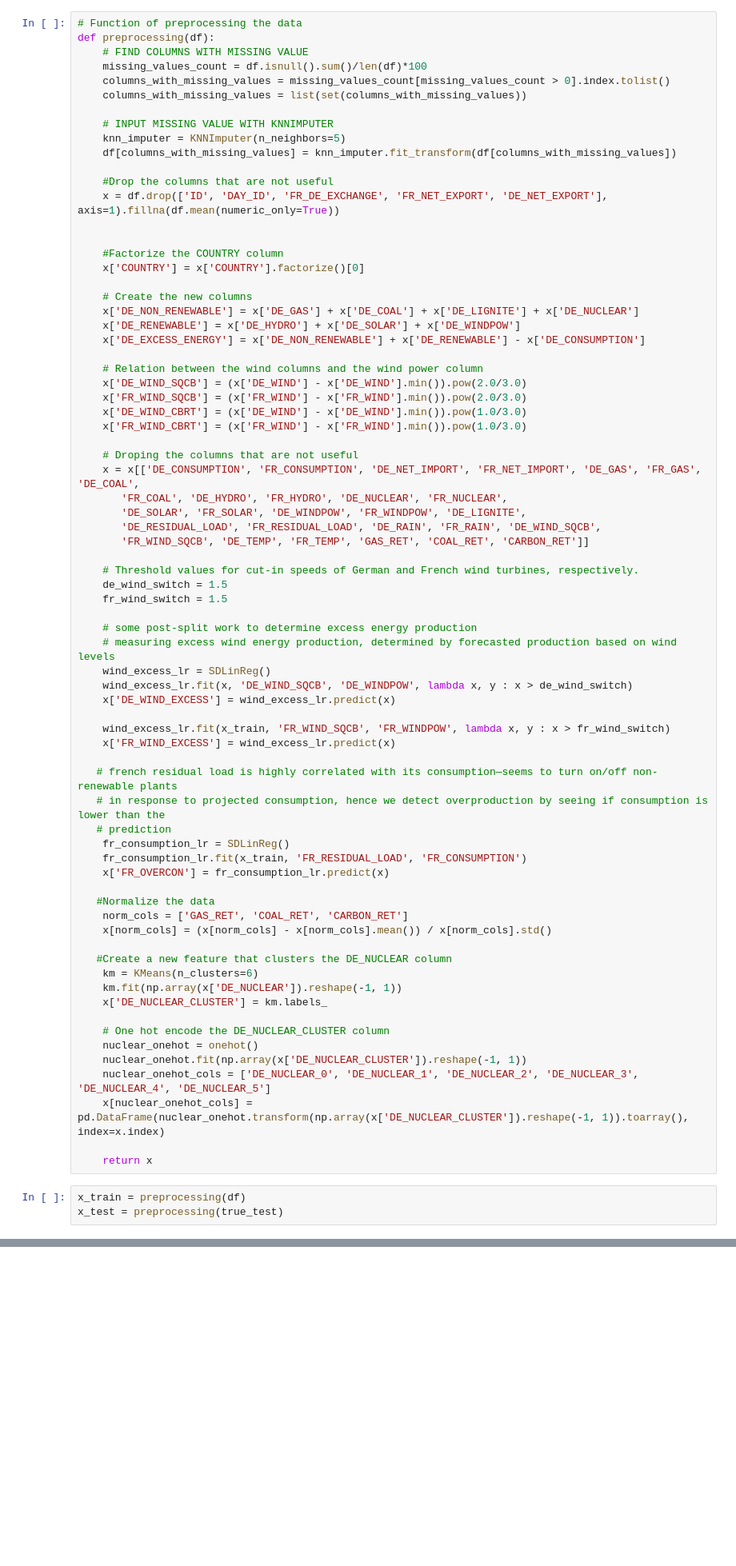
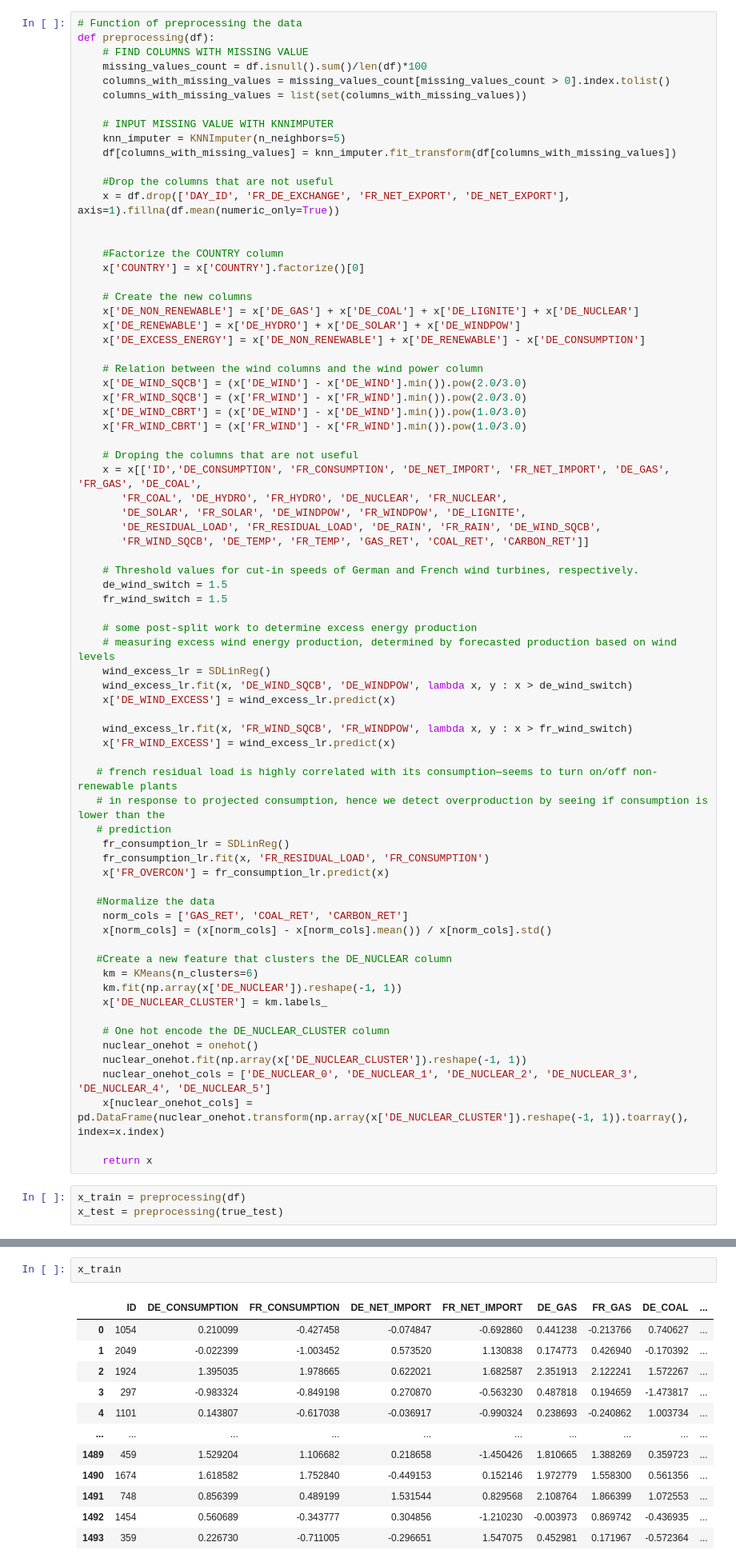
Before and after one commit to Behachee/Explain-Electricity-Price, a Jupyter notebook: data_cleaning_théo.ipynb, the cells around one changed output, grey strips where cells are left out. Shown at 80% size. Drawn from its saved outputs; the diff is of its cells as text; blank space fills up the shorter version.

```diff
--- a/data_cleaning_théo.ipynb
+++ b/data_cleaning_théo.ipynb
@@ -159,7 +159,7 @@ def preprocessing(df):
     df[columns_with_missing_values] = knn_imputer.fit_transform(df[columns_with_missing_values])
 
     #Drop the columns that are not useful
-    x = df.drop(['ID', 'DAY_ID', 'FR_DE_EXCHANGE', 'FR_NET_EXPORT', 'DE_NET_EXPORT'], axis=1).fillna(df.mean(numeric_only=True))
+    x = df.drop(['DAY_ID', 'FR_DE_EXCHANGE', 'FR_NET_EXPORT', 'DE_NET_EXPORT'], axis=1).fillna(df.mean(numeric_only=True))
 
 
     #Factorize the COUNTRY column
@@ -177,7 +177,7 @@ def preprocessing(df):
     x['FR_WIND_CBRT'] = (x['FR_WIND'] - x['FR_WIND'].min()).pow(1.0/3.0)
 
     # Droping the columns that are not useful
-    x = x[['DE_CONSUMPTION', 'FR_CONSUMPTION', 'DE_NET_IMPORT', 'FR_NET_IMPORT', 'DE_GAS', 'FR_GAS', 'DE_COAL',
+    x = x[['ID','DE_CONSUMPTION', 'FR_CONSUMPTION', 'DE_NET_IMPORT', 'FR_NET_IMPORT', 'DE_GAS', 'FR_GAS', 'DE_COAL',
        'FR_COAL', 'DE_HYDRO', 'FR_HYDRO', 'DE_NUCLEAR', 'FR_NUCLEAR',
        'DE_SOLAR', 'FR_SOLAR', 'DE_WINDPOW', 'FR_WINDPOW', 'DE_LIGNITE',
        'DE_RESIDUAL_LOAD', 'FR_RESIDUAL_LOAD', 'DE_RAIN', 'FR_RAIN', 'DE_WIND_SQCB',
@@ -193,14 +193,14 @@ def preprocessing(df):
     wind_excess_lr.fit(x, 'DE_WIND_SQCB', 'DE_WINDPOW', lambda x, y : x > de_wind_switch)
     x['DE_WIND_EXCESS'] = wind_excess_lr.predict(x)
 
-    wind_excess_lr.fit(x_train, 'FR_WIND_SQCB', 'FR_WINDPOW', lambda x, y : x > fr_wind_switch)
+    wind_excess_lr.fit(x, 'FR_WIND_SQCB', 'FR_WINDPOW', lambda x, y : x > fr_wind_switch)
     x['FR_WIND_EXCESS'] = wind_excess_lr.predict(x)
 
    # french residual load is highly correlated with its consumption—seems to turn on/off non-renewable plants
    # in response to projected consumption, hence we detect overproduction by seeing if consumption is lower than the
    # prediction
     fr_consumption_lr = SDLinReg()
-    fr_consumption_lr.fit(x_train, 'FR_RESIDUAL_LOAD', 'FR_CONSUMPTION')
+    fr_consumption_lr.fit(x, 'FR_RESIDUAL_LOAD', 'FR_CONSUMPTION')
     x['FR_OVERCON'] = fr_consumption_lr.predict(x)
 
    #Normalize the data
@@ -226,3 +226,18 @@ x_test = preprocessing(true_test)
 # Save dataset
 x_train.to_csv('data/final_dataset/x_train.csv', index=False)
 x_test.to_csv('data/final_dataset/x_test.csv', index=False)
+# %%
+x_train
+# %% [output]
+|  | ID | DE_CONSUMPTION | FR_CONSUMPTION | DE_NET_IMPORT | FR_NET_IMPORT | DE_GAS | FR_GAS | DE_COAL | ... |
+| 0 | 1054 | 0.210099 | -0.427458 | -0.074847 | -0.692860 | 0.441238 | -0.213766 | 0.740627 | ... |
+| 1 | 2049 | -0.022399 | -1.003452 | 0.573520 | 1.130838 | 0.174773 | 0.426940 | -0.170392 | ... |
+| 2 | 1924 | 1.395035 | 1.978665 | 0.622021 | 1.682587 | 2.351913 | 2.122241 | 1.572267 | ... |
+| 3 | 297 | -0.983324 | -0.849198 | 0.270870 | -0.563230 | 0.487818 | 0.194659 | -1.473817 | ... |
+| 4 | 1101 | 0.143807 | -0.617038 | -0.036917 | -0.990324 | 0.238693 | -0.240862 | 1.003734 | ... |
+| ... | ... | ... | ... | ... | ... | ... | ... | ... | ... |
+| 1489 | 459 | 1.529204 | 1.106682 | 0.218658 | -1.450426 | 1.810665 | 1.388269 | 0.359723 | ... |
+| 1490 | 1674 | 1.618582 | 1.752840 | -0.449153 | 0.152146 | 1.972779 | 1.558300 | 0.561356 | ... |
+| 1491 | 748 | 0.856399 | 0.489199 | 1.531544 | 0.829568 | 2.108764 | 1.866399 | 1.072553 | ... |
+| 1492 | 1454 | 0.560689 | -0.343777 | 0.304856 | -1.210230 | -0.003973 | 0.869742 | -0.436935 | ... |
+| 1493 | 359 | 0.226730 | -0.711005 | -0.296651 | 1.547075 | 0.452981 | 0.171967 | -0.572364 | ... |
```
Also changed, not shown: parts of 1 cell of this notebook, 6 other files.
